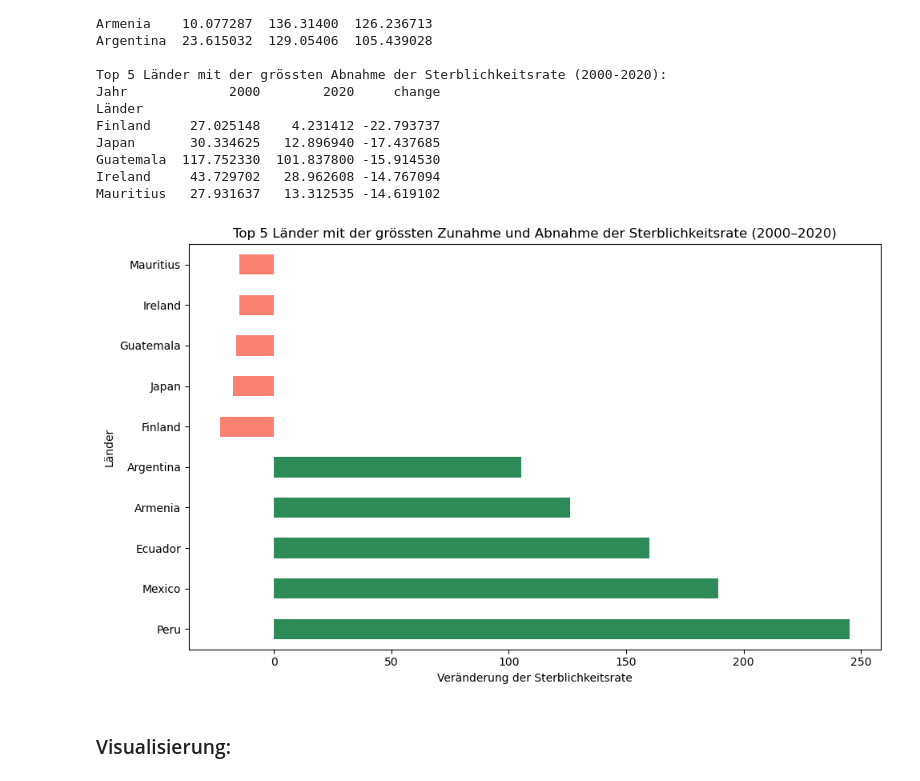
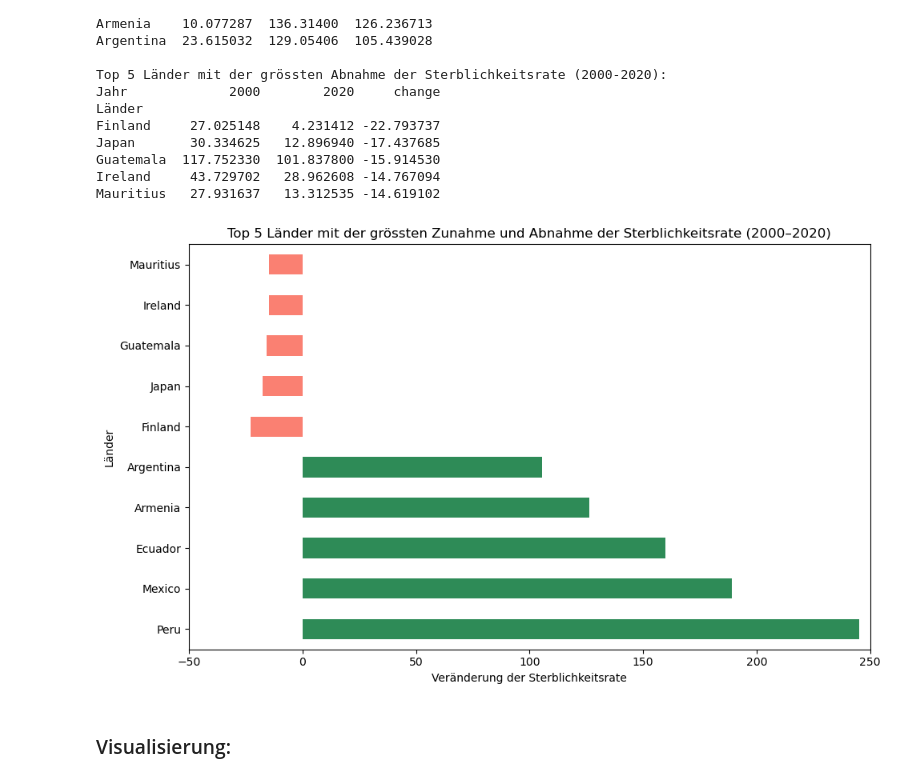
Before and after one commit to cungphi/BMLD1-Atemwegsinfektionen, a Jupyter notebook: LN2 Lou-Salomé Frehner_Phi Phi Cung.ipynb, the cells around one changed output. Saved outputs shown, nothing was run; the diff lists cells and outputs as text; code cells hidden in the pictures.

```diff
--- a/LN2 Lou-Salomé Frehner_Phi Phi Cung.ipynb
+++ b/LN2 Lou-Salomé Frehner_Phi Phi Cung.ipynb
@@ -327,34 +327,39 @@ pivot_data = pivot_data.dropna()
 # Veränderung berechnen
 pivot_data['change'] = pivot_data[2020] - pivot_data[2000]
 pivot_data.rename(columns={2000: 'start_rate', 2020: 'end_rate'}, inplace=True)
 
 # Top 5 Länder mit der größten Zunahme und Abnahme
 top5_zunahme = pivot_data.nlargest(5, 'change')  # Größte Zunahme
 top5_abnahme = pivot_data.nsmallest(5, 'change')  # Größte Abnahme
 
 # Daten kombinieren
 top5_combined = pd.concat([top5_zunahme, top5_abnahme])
 
 # Balkendiagramm erstellen
 plt.figure(figsize=(10, 6))  # Größe des Diagramms
 
 # Farben festlegen: Grün für Zunahme, Rot für Abnahme
 colors = ['seagreen' if x > 0 else 'salmon' for x in top5_combined['change']]
 
 # Balkendiagramm plotten
 top5_combined['change'].plot(kind='barh', color=colors)
 
 # Diagramm beschriften
 plt.title("Top 5 Länder mit der grössten Zunahme und Abnahme der Sterblichkeitsrate (2000–2020)")
 plt.xlabel("Veränderung der Sterblichkeitsrate")
 plt.ylabel("Länder")
 plt.yticks(range(len(top5_combined)), top5_combined.index)
 
+# X-Achse anpassen, damit -50 und 250 enthalten sind
+min_x = min(top5_combined['change'].min(), -50)  # Kleinster Wert der Daten oder -50
+max_x = max(top5_combined['change'].max(), 250)  # Größter Wert der Daten oder 250
+plt.xlim(min_x, max_x)  # X-Achse entsprechend setzen
+
 # Layout optimieren und anzeigen
 plt.tight_layout()
 plt.show()
 # %% [output]
-[figure, old version]
+[figure, new version]
 # %% [markdown]
 ### Visualisierung:
 # %%
```
Also changed, not shown: parts of 1 cell of this notebook, 1 other file.
